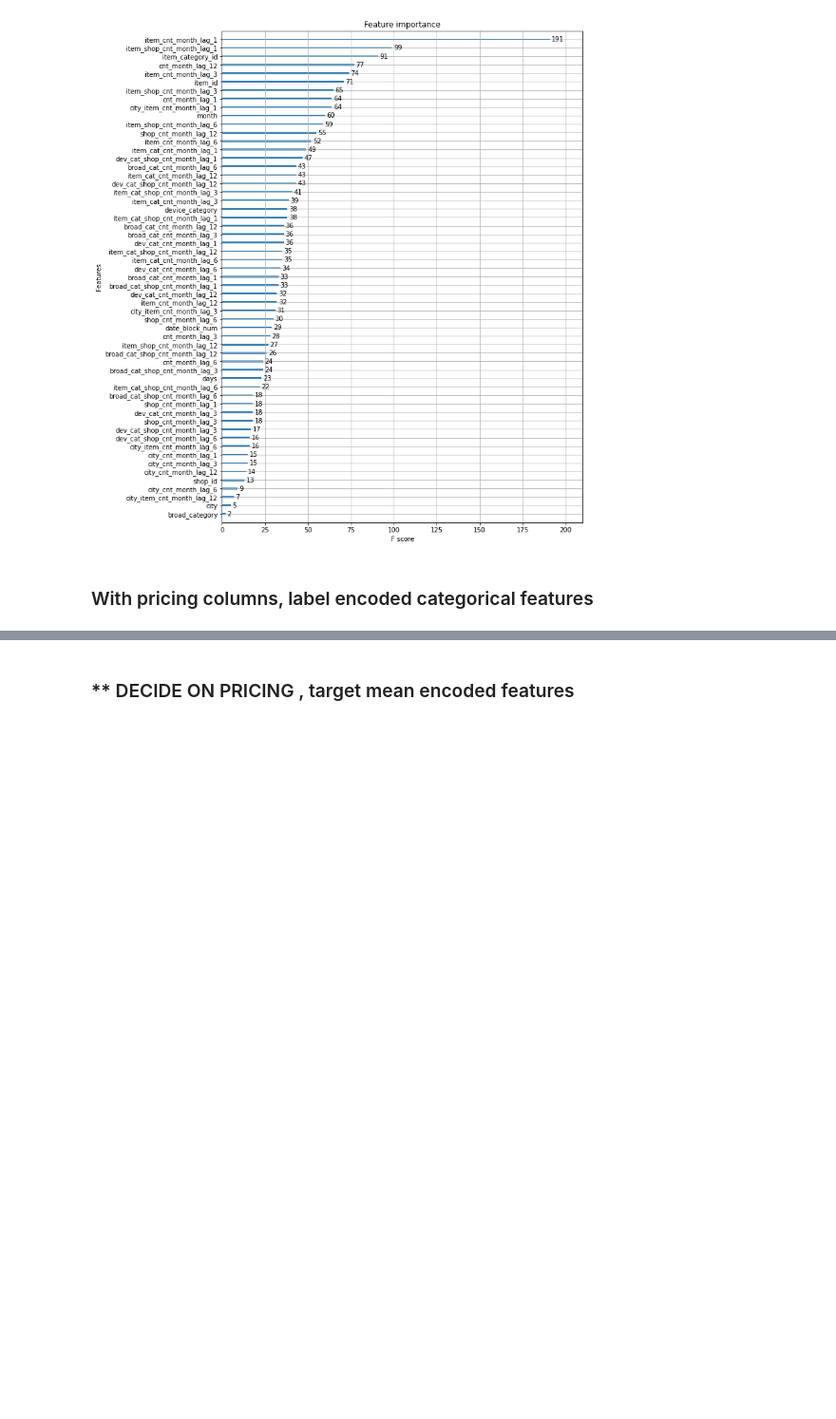
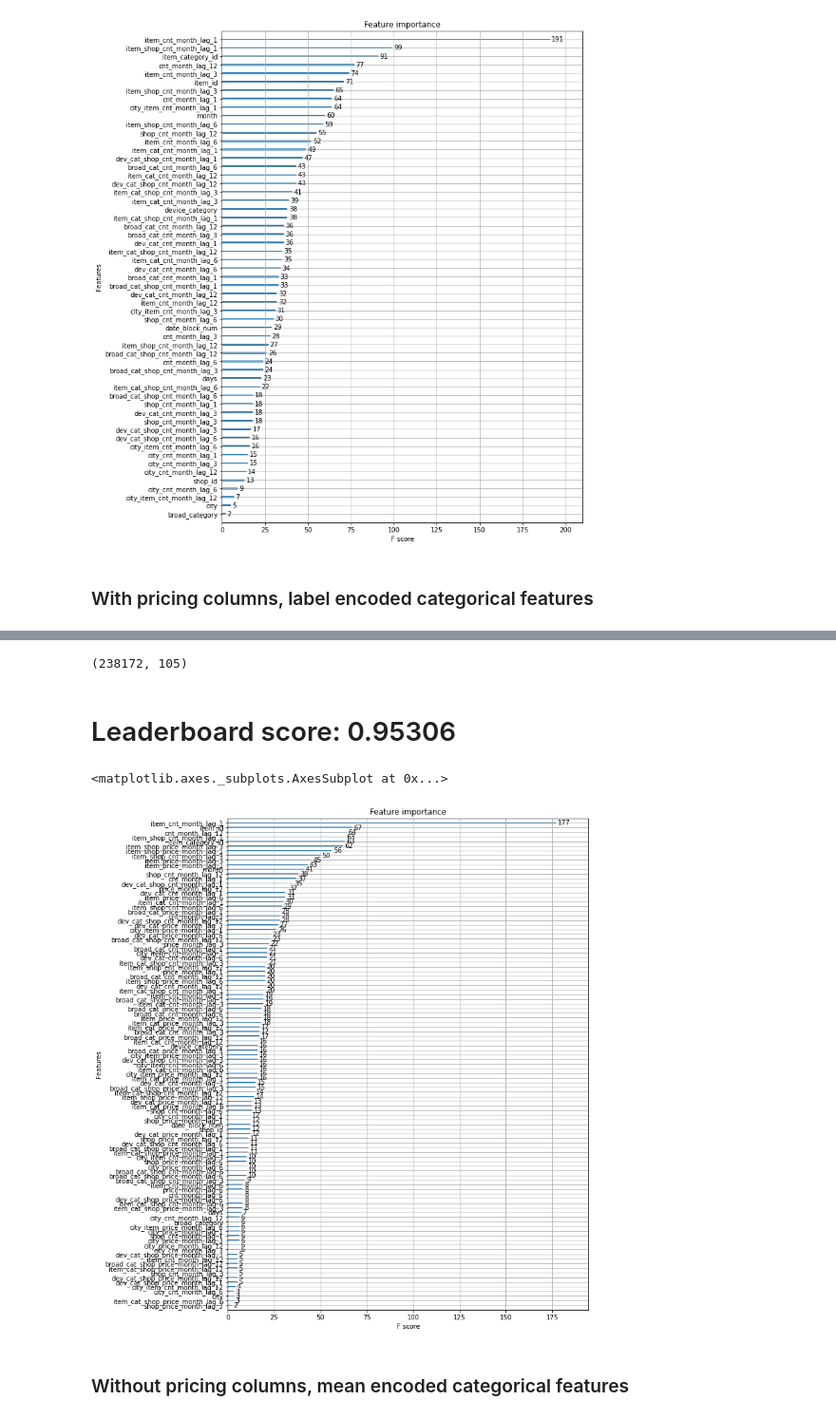
Before and after one commit to jrnhofman/Kaggle, a Jupyter notebook: competitive_data_science/final_project/predict_sales.ipynb, the cells around one changed output, grey strips where cells are left out. Shown: that part at 95% size. Cells and saved outputs as stored; diff of their text form; code cells hidden in the pictures; blank space fills up the shorter version.

```diff
--- a/competitive_data_science/final_project/predict_sales.ipynb
+++ b/competitive_data_science/final_project/predict_sales.ipynb
@@ -1120,3 +1125,5 @@ plot_features(model, (10,14))
 [figure]
 # %% [markdown]
 ### With pricing columns, label encoded categorical features
+# %%
+data = pd.read_pickle('data.pkl')
@@ -1122,0 +1159,6 @@ plot_features(model, (10,14))
+# %%
+X_train = data[data.date_block_num < 33].drop(['item_cnt_month'], axis=1)
+Y_train = data[data.date_block_num < 33]['item_cnt_month']
+X_valid = data[data.date_block_num == 33].drop(['item_cnt_month'], axis=1)
+Y_valid = data[data.date_block_num == 33]['item_cnt_month']
+X_test = data[data.date_block_num == 34].drop(['item_cnt_month'], axis=1)
@@ -1122,0 +1169,4 @@ plot_features(model, (10,14))
+# %%
+X_valid.shape
+# %% [output]
+(238172, 105)
@@ -1122,0 +1177,20 @@ plot_features(model, (10,14))
+# %%
+# I don't care much about hyper parameter tuning, so will use parameter settings from elsewhere
+model = XGBRegressor(
+    max_depth=8,
+    n_estimators=1000,
+    min_child_weight=300,
+    colsample_bytree=0.8,
+    subsample=0.8,
+    eta=0.3,
+    seed=42)
+
+model.fit(
+    X_train,
+    Y_train,
+    eval_metric="rmse",
+    eval_set=[(X_train, Y_train), (X_valid, Y_valid)],
+    verbose=True,
+    early_stopping_rounds = 5)
+# %% [markdown]
+# Leaderboard score: 0.95306
@@ -1123,2 +1212,7 @@ plot_features(model, (10,14))
+# %%
+plot_features(model, (10,14))
+# %% [output]
+<matplotlib.axes._subplots.AxesSubplot at 0x...>
+[figure, added]
 # %% [markdown]
-### ** DECIDE ON PRICING , target mean encoded features
+### Without pricing columns, mean encoded categorical features
```
Also changed, not shown: parts of 29 cells of this notebook.
